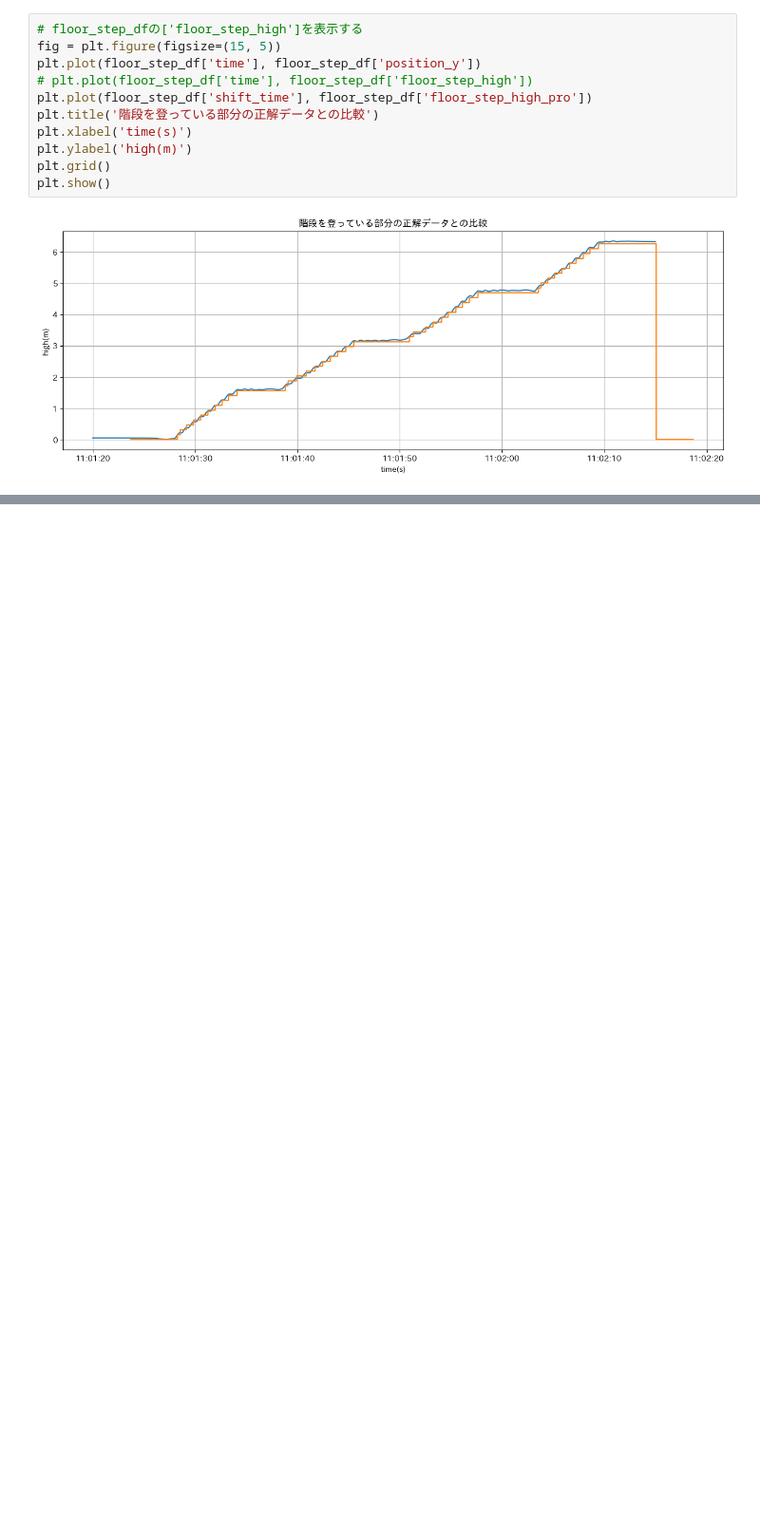
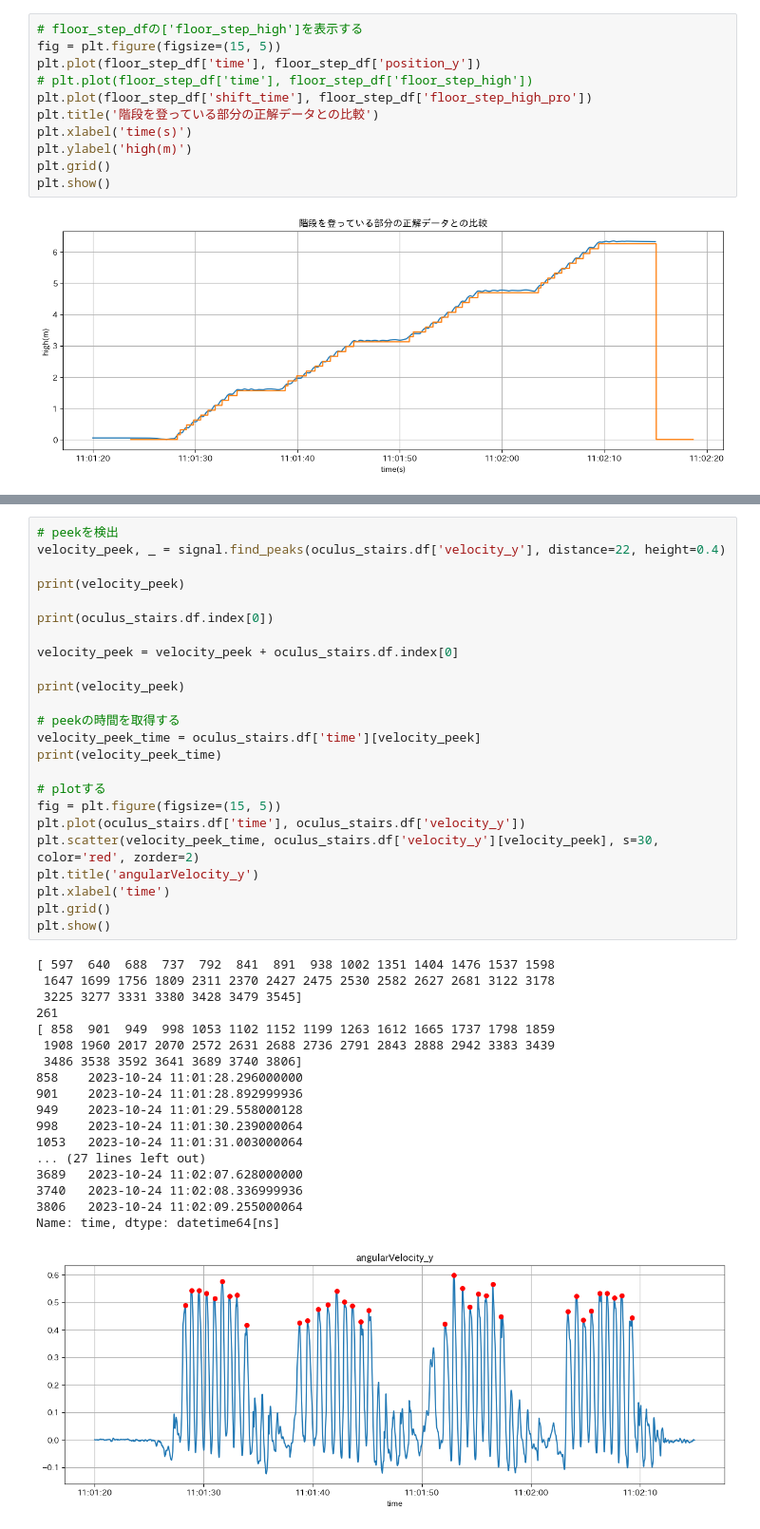
Before and after one commit to karasuneo/kajilab, a Jupyter notebook: metaquest_sensing/stairs.ipynb, the cells around one changed output, grey strips where cells are left out. Shown at 95% size. Cells and saved outputs as stored; diff of their text form; blank space fills up the shorter version.

```diff
--- a/metaquest_sensing/stairs.ipynb
+++ b/metaquest_sensing/stairs.ipynb
@@ -521,0 +569,43 @@ oculus_stairs.plot('all', '','')
+# %%
+# peekを検出
+velocity_peek, _ = signal.find_peaks(oculus_stairs.df['velocity_y'], distance=22, height=0.4)
+
+print(velocity_peek)
+
+print(oculus_stairs.df.index[0])
+
+velocity_peek = velocity_peek + oculus_stairs.df.index[0]
+
+print(velocity_peek)
+
+# peekの時間を取得する
+velocity_peek_time = oculus_stairs.df['time'][velocity_peek]
+print(velocity_peek_time)
+
+# plotする
+fig = plt.figure(figsize=(15, 5))
+plt.plot(oculus_stairs.df['time'], oculus_stairs.df['velocity_y'])
+plt.scatter(velocity_peek_time, oculus_stairs.df['velocity_y'][velocity_peek], s=30, color='red', zorder=2)
+plt.title('angularVelocity_y')
+plt.xlabel('time')
+plt.grid()
+plt.show()
+# %% [output]
+[ 597  640  688  737  792  841  891  938 1002 1351 1404 1476 1537 1598
+ 1647 1699 1756 1809 2311 2370 2427 2475 2530 2582 2627 2681 3122 3178
+ 3225 3277 3331 3380 3428 3479 3545]
+261
+[ 858  901  949  998 1053 1102 1152 1199 1263 1612 1665 1737 1798 1859
+ 1908 1960 2017 2070 2572 2631 2688 2736 2791 2843 2888 2942 3383 3439
+ 3486 3538 3592 3641 3689 3740 3806]
+858    2023-10-24 11:01:28.296000000
+901    2023-10-24 11:01:28.892999936
+949    2023-10-24 11:01:29.558000128
+998    2023-10-24 11:01:30.239000064
+1053   2023-10-24 11:01:31.003000064
+... (27 lines left out)
+3689   2023-10-24 11:02:07.628000000
+3740   2023-10-24 11:02:08.336999936
+3806   2023-10-24 11:02:09.255000064
+Name: time, dtype: datetime64[ns]
+[figure, added]
```
Also changed, not shown: parts of 9 cells of this notebook, 26 other files.
